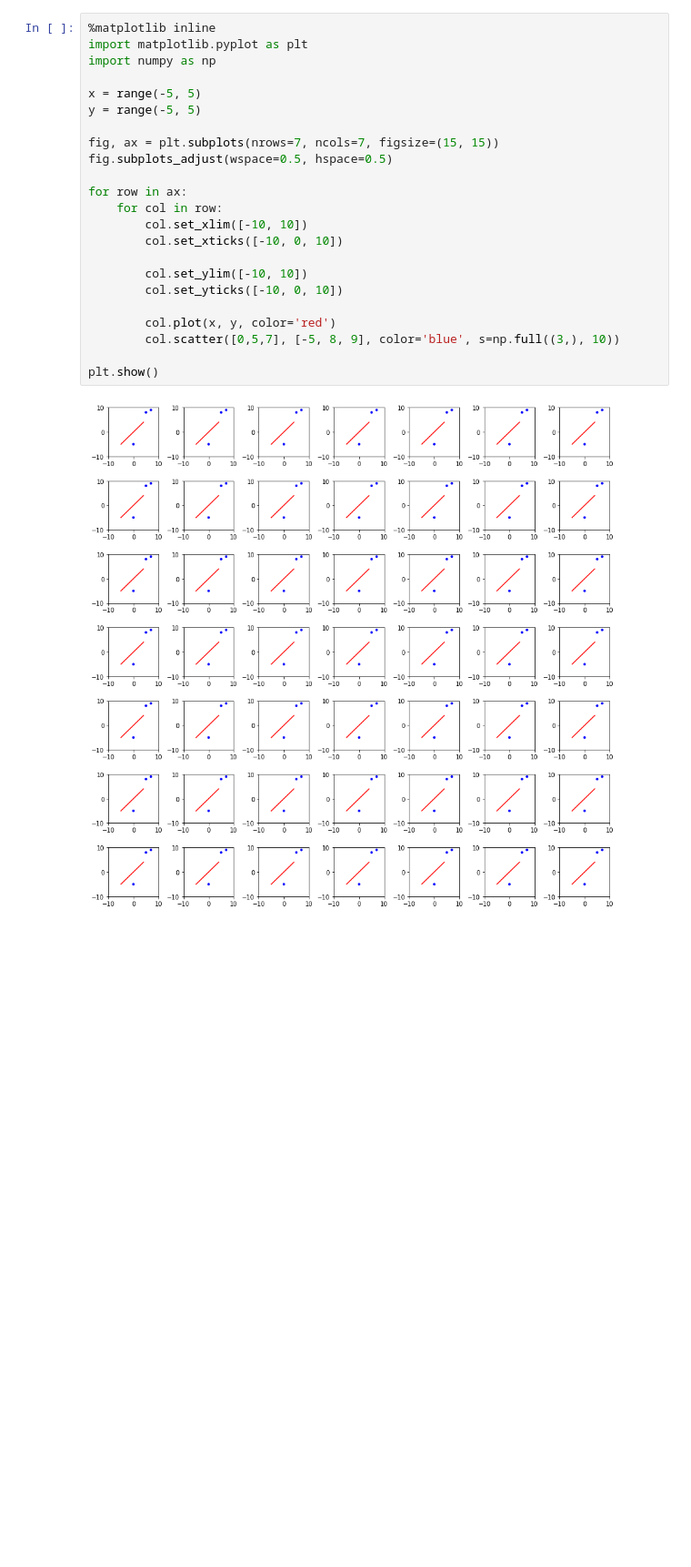
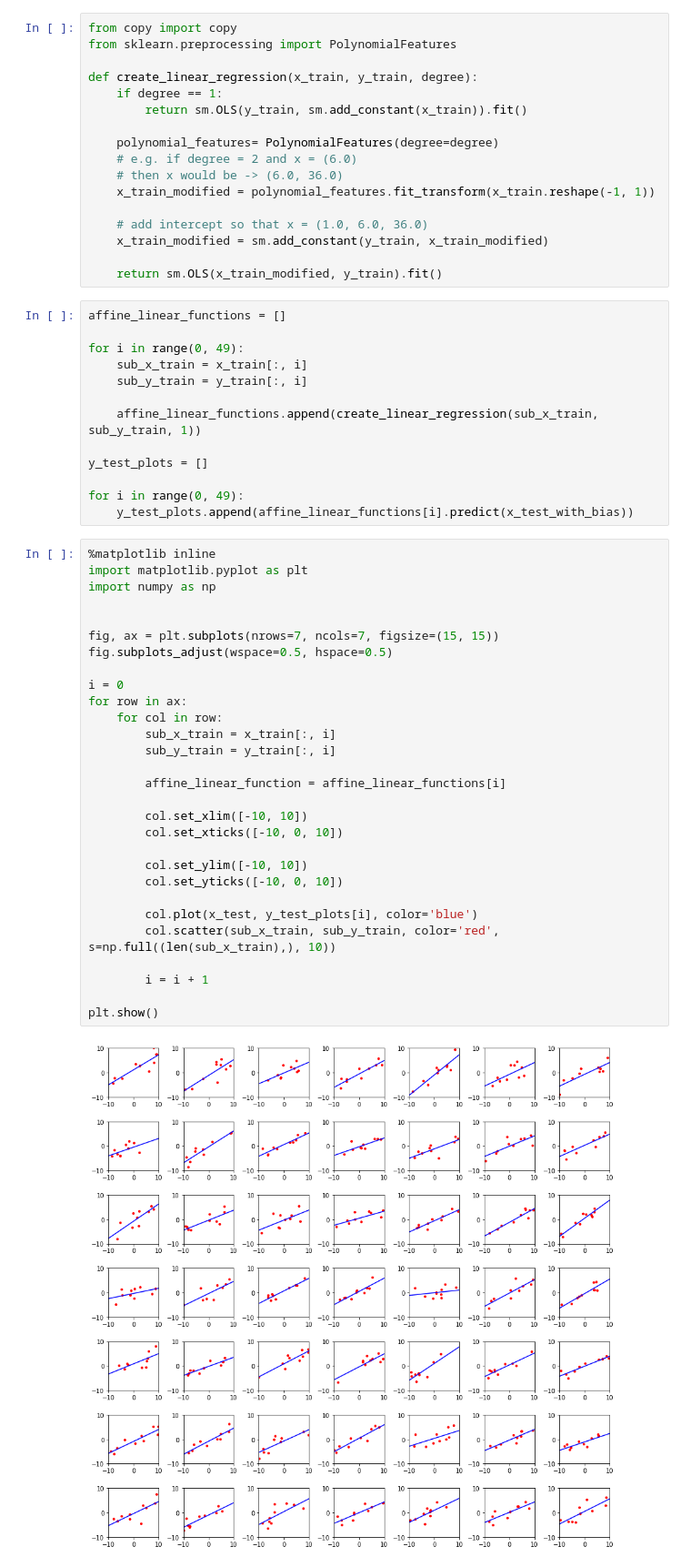
Before and after one commit to geraldzakwan/ml-fall-2019, a Jupyter notebook: hw_2/Q3.ipynb, the cells around one changed output. Shown at 91% size. Cells and saved outputs as stored; diff of their text form; blank space fills up the shorter version.

Commit message:
Linear regression done

```diff
--- a/hw_2/Q3.ipynb
+++ b/hw_2/Q3.ipynb
@@ -18,25 +14,61 @@ pandas.core.frame.DataFrame
+# %%
+from copy import copy
+from sklearn.preprocessing import PolynomialFeatures
+
+def create_linear_regression(x_train, y_train, degree):
+    if degree == 1:
+        return sm.OLS(y_train, sm.add_constant(x_train)).fit()
+
+    polynomial_features= PolynomialFeatures(degree=degree)
+    # e.g. if degree = 2 and x = (6.0)
+    # then x would be -> (6.0, 36.0)
+    x_train_modified = polynomial_features.fit_transform(x_train.reshape(-1, 1))
+
+    # add intercept so that x = (1.0, 6.0, 36.0)
+    x_train_modified = sm.add_constant(y_train, x_train_modified)
+
+    return sm.OLS(x_train_modified, y_train).fit()
+# %%
+affine_linear_functions = []
+
+for i in range(0, 49):
+    sub_x_train = x_train[:, i]
+    sub_y_train = y_train[:, i]
+
+    affine_linear_functions.append(create_linear_regression(sub_x_train, sub_y_train, 1))
+
+y_test_plots = []
+
+for i in range(0, 49):
+    y_test_plots.append(affine_linear_functions[i].predict(x_test_with_bias))
 # %%
 %matplotlib inline
 import matplotlib.pyplot as plt
 import numpy as np
 
-x = range(-5, 5)
-y = range(-5, 5)
 
 fig, ax = plt.subplots(nrows=7, ncols=7, figsize=(15, 15))
 fig.subplots_adjust(wspace=0.5, hspace=0.5)
 
+i = 0
 for row in ax:
     for col in row:
+        sub_x_train = x_train[:, i]
+        sub_y_train = y_train[:, i]
+
+        affine_linear_function = affine_linear_functions[i]
+
         col.set_xlim([-10, 10])
         col.set_xticks([-10, 0, 10])
 
         col.set_ylim([-10, 10])
         col.set_yticks([-10, 0, 10])
 
-        col.plot(x, y, color='red')
-        col.scatter([0,5,7], [-5, 8, 9], color='blue', s=np.full((3,), 10))
+        col.plot(x_test, y_test_plots[i], color='blue')
+        col.scatter(sub_x_train, sub_y_train, color='red', s=np.full((len(sub_x_train),), 10))
+
+        i = i + 1
 
 plt.show()
 # %% [output]
-[figure, old version]
+[figure, new version]
```
Also changed, not shown: parts of 2 cells of this notebook, 2 other files.
